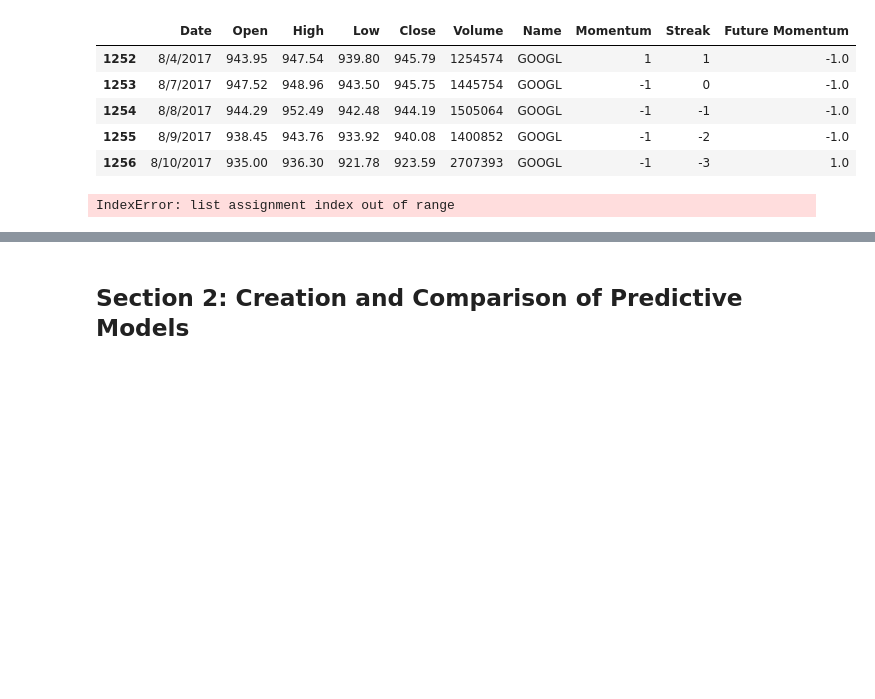
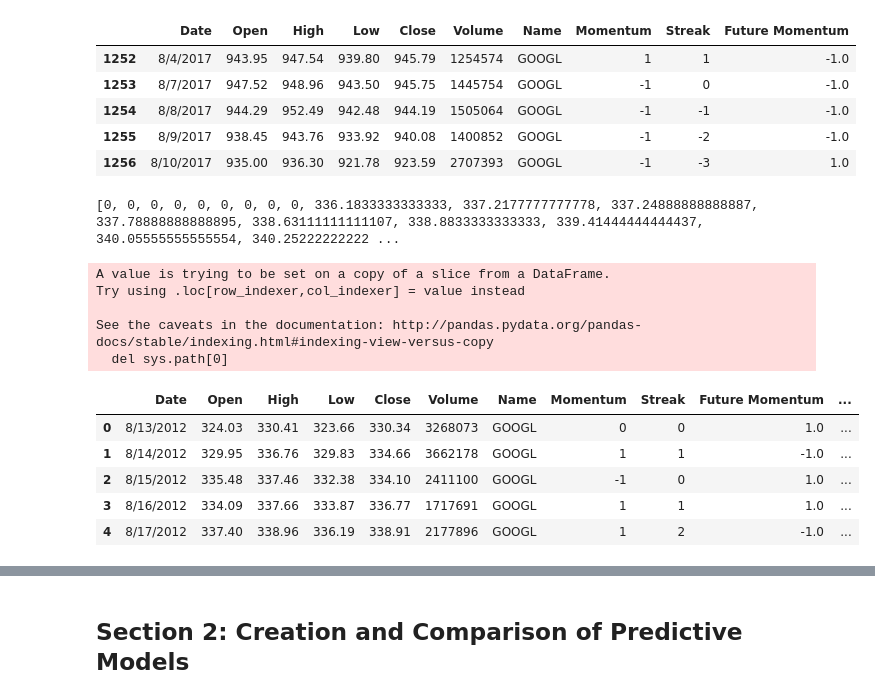
Before and after one commit to makennedy626/Thinkful_Unit_3, a Jupyter notebook: Unit 3 Capstone.ipynb, the cells around one changed output, grey strips where cells are left out. Drawn from its saved outputs; the diff is of its cells as text; code cells hidden in the pictures; blank space fills up the shorter version.

```diff
--- a/Unit 3 Capstone.ipynb
+++ b/Unit 3 Capstone.ipynb
@@ -215,20 +209,32 @@ data.tail()
 # %%
 # Make a new dataframe to store the extra feature
 new_data = data
 
 # Make a feature for the ten day average
 ten_ave = [0] * len(data)
 i=9
 # Calculate the streaks and store them in the new column, 'Streak'
-for row in data['Close']:
+for row in new_data:
     ten_ave[i] = data.Close[i-9:i].mean()
     i=i+1
 
+print(ten_ave)
 new_data['Ten Day Average'] = ten_ave
 
 new_data.head()
 # %% [output]
-IndexError: list assignment index out of range
+[0, 0, 0, 0, 0, 0, 0, 0, 0, 336.1833333333333, 337.2177777777778, 337.24888888888887, 337.78888888888895, 338.63111111111107, 338.8833333333333, 339.41444444444437, 340.05555555555554, 340.25222222222 ...
+A value is trying to be set on a copy of a slice from a DataFrame.
+Try using .loc[row_indexer,col_indexer] = value instead
+
+See the caveats in the documentation: http://pandas.pydata.org/pandas-docs/stable/indexing.html#indexing-view-versus-copy
+  del sys.path[0]
+|  | Date | Open | High | Low | Close | Volume | Name | Momentum | Streak | Future Momentum | ... |
+| 0 | 8/13/2012 | 324.03 | 330.41 | 323.66 | 330.34 | 3268073 | GOOGL | 0 | 0 | 1.0 | ... |
+| 1 | 8/14/2012 | 329.95 | 336.76 | 329.83 | 334.66 | 3662178 | GOOGL | 1 | 1 | -1.0 | ... |
+| 2 | 8/15/2012 | 335.48 | 337.46 | 332.38 | 334.10 | 2411100 | GOOGL | -1 | 0 | 1.0 | ... |
+| 3 | 8/16/2012 | 334.09 | 337.66 | 333.87 | 336.77 | 1717691 | GOOGL | 1 | 1 | 1.0 | ... |
+| 4 | 8/17/2012 | 337.40 | 338.96 | 336.19 | 338.91 | 2177896 | GOOGL | 1 | 2 | -1.0 | ... |
 # %%
 # Drop the first nine rows to get rid of NaNs
 new_data = new_data.iloc[0:8,:]
```
Also changed, not shown: parts of 11 cells of this notebook.
